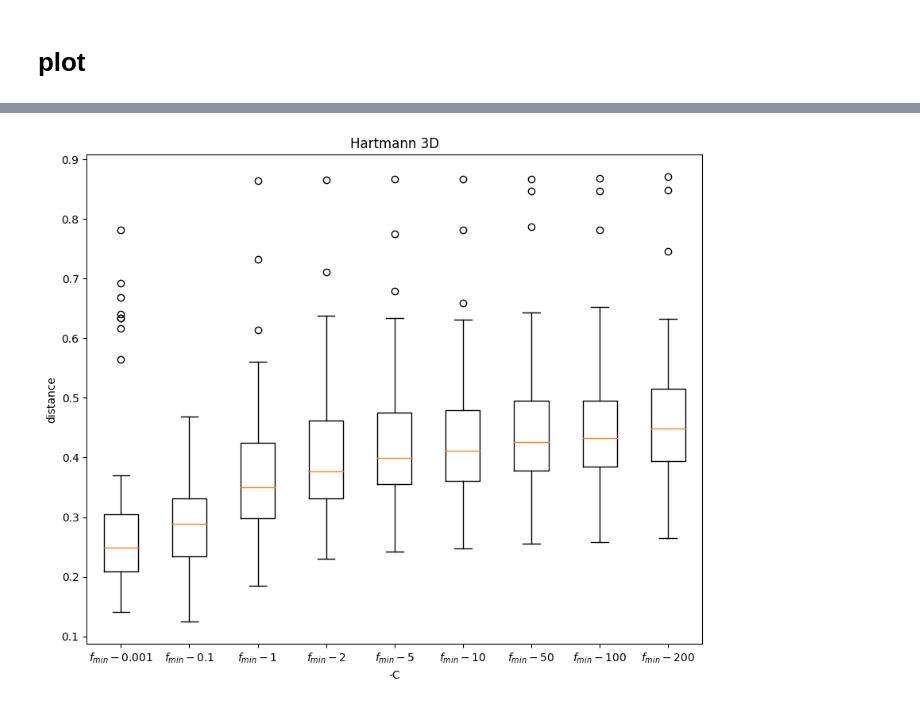
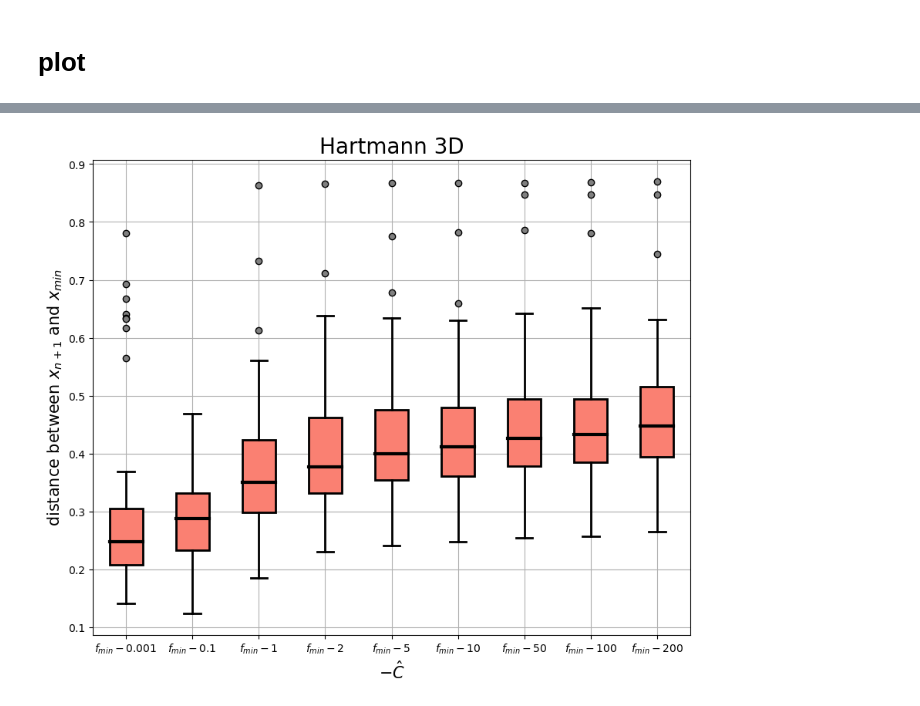
Before and after one commit to HanyangHenry-Wang/SLogGP_KnownBoundary, a Jupyter notebook: distance.ipynb, the cells around one changed output, grey strips where cells are left out. Saved outputs shown, nothing was run; the diff lists cells and outputs as text; code cells hidden in the pictures.

```diff
--- a/distance.ipynb
+++ b/distance.ipynb
@@ -659,36 +713,44 @@ Text(0.5, 1.0, 'Beale 2D')
 # %%
 # Import libraries
 import matplotlib.pyplot as plt
 import numpy as np
 import os
 total_record = np.genfromtxt(os.path.join(os.getcwd(),'distance/Hartmann3D_SLogGP+logEI_distance'), delimiter=',')
 
 aa = np.sqrt(np.array(total_record).reshape(-1,50))
 
 # Creating dataset
 np.random.seed(10)
 
 
 predefined_labels = ['$f_{min}-0.001$', '$f_{min}-0.1$', '$f_{min}-1$', '$f_{min}-2$',
                      '$f_{min}-5$','$f_{min}-10$','$f_{min}-50$','$f_{min}-100$','$f_{min}-200$']
 fig = plt.figure(figsize =(10, 8))
 
 # Creating axes instance
 #ax = fig.add_axes([0, 0, 1, 1])
 
 # Creating plot
-plt.boxplot(aa.T)
+boxprops = dict(linestyle='--', linewidth=2, color='black',facecolor = "salmon")
+plt.boxplot(aa.T,
+            patch_artist=True,
+            boxprops=boxprops,
+            #boxprops = dict(facecolor = "lightblue"),
+            flierprops = {'marker':'o','color':'grey','markerfacecolor':'grey'},
+            medianprops = dict(color = "black", linewidth = 3),
+            capprops = dict(color = "black", linewidth = 2),
+            whiskerprops = dict(color = "black", linewidth = 2))
 
 plt.xticks([1, 2, 3, 4,5,6,7,8,9], predefined_labels)
-
+plt.grid()
 # show plot
-plt.xlabel('-C')
-plt.ylabel('distance')
-plt.title('Hartmann 3D')
+plt.xlabel('$-\hat{C}$',fontsize=15)
+plt.ylabel('distance between $x_{n+1}$ and $x_{min}$',fontsize=15)
+plt.title('Hartmann 3D',fontsize=20)
 
 plt.savefig('plots/Hartmann_distance.png')
 # %% [output]
-[figure, old version]
+[figure, new version]
 # %%
 # Import libraries
 import matplotlib.pyplot as plt
```
Also changed, not shown: parts of 8 cells of this notebook, 18 other files.
